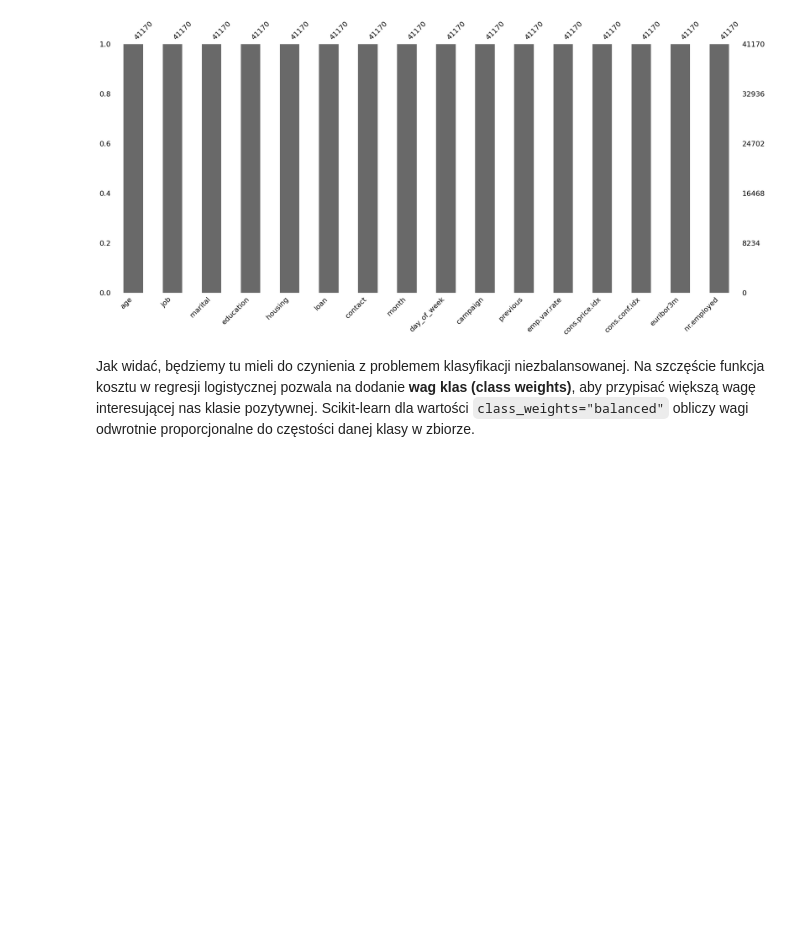
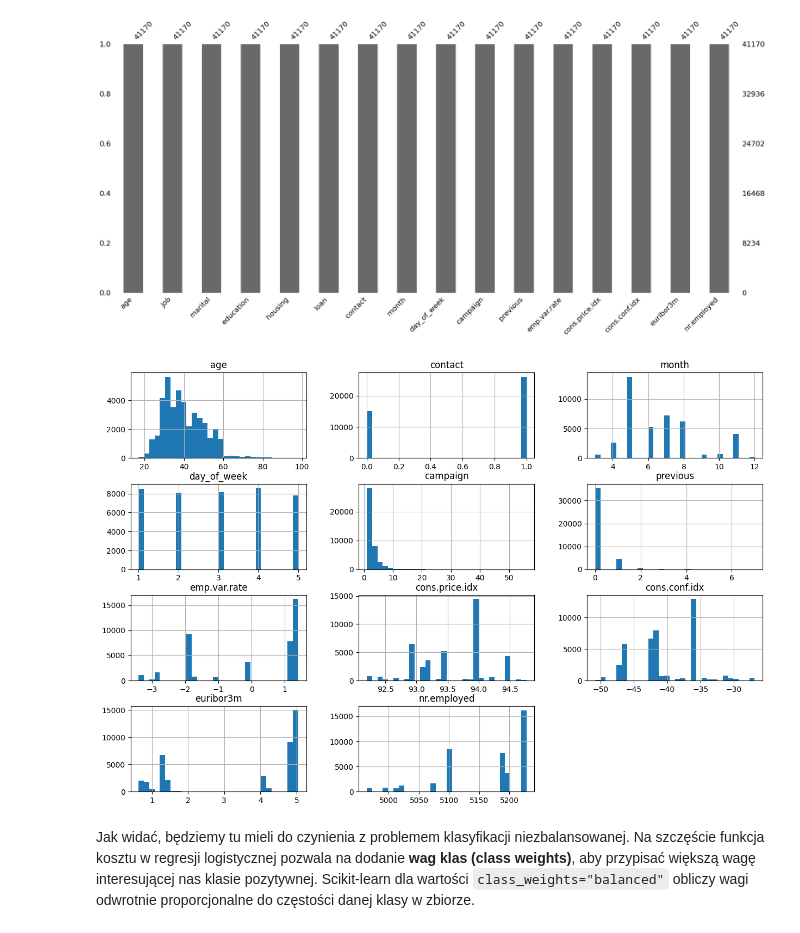
Before and after one commit to JakubFr4czek/PSI, a Jupyter notebook: lab1/lab_1.ipynb, the cells around one changed output. Cells and saved outputs as stored; diff of their text form; code cells hidden in the pictures; blank space fills up the shorter version.

```diff
--- a/lab1/lab_1.ipynb
+++ b/lab1/lab_1.ipynb
@@ -1180,3 +1177,13 @@ msno.bar(df)
+# %%
+# plot class frequencies
+df.hist(bins=30, figsize=(15, 10))
+print()
+
+# Komentarz
+# Kod wzięty z powyższego linku liczył się 20 minut i dalej nie skończył, więc z niego zrezygnowałem
+# Na poniższych histogramach i tak mamy informację, którą chcieliśmy + każdy jest podpisany
+# %% [output]
+[figure, added]
 # %% [markdown]
 Jak widać, będziemy tu mieli do czynienia z problemem klasyfikacji niezbalansowanej. Na szczęście funkcja kosztu w regresji logistycznej pozwala na dodanie **wag klas (class weights)**, aby przypisać większą wagę interesującej nas klasie pozytywnej. Scikit-learn dla wartości `class_weights="balanced"` obliczy wagi odwrotnie proporcjonalne do częstości danej klasy w zbiorze.
 # %% [markdown]
```
Also changed, not shown: parts of 14 cells of this notebook.
